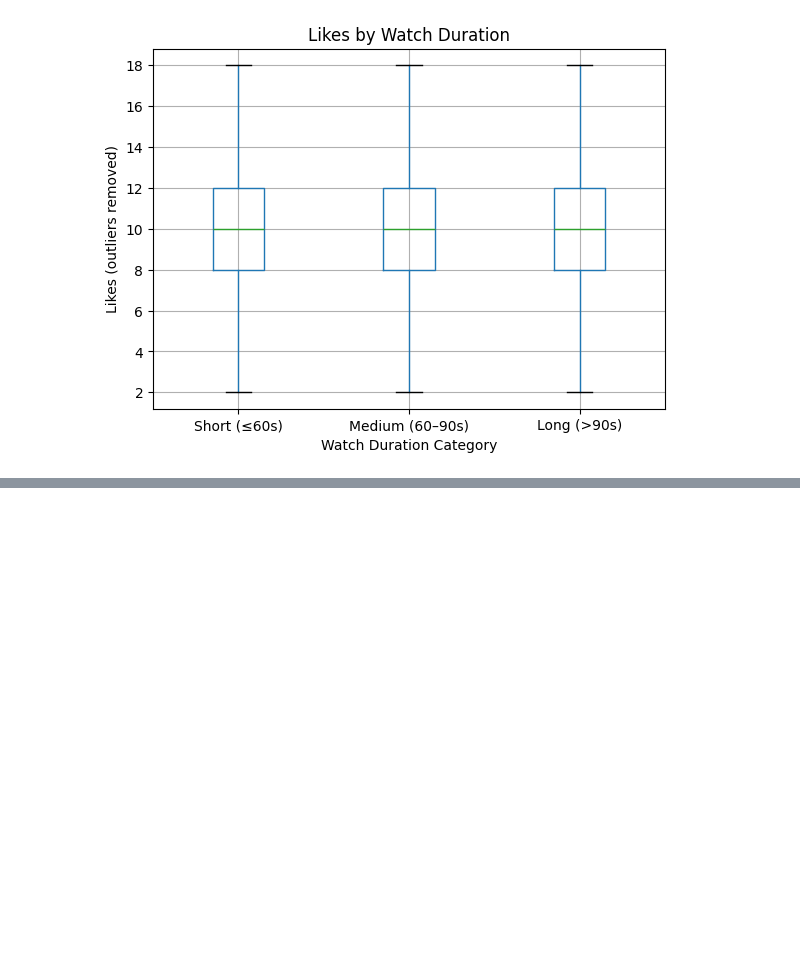
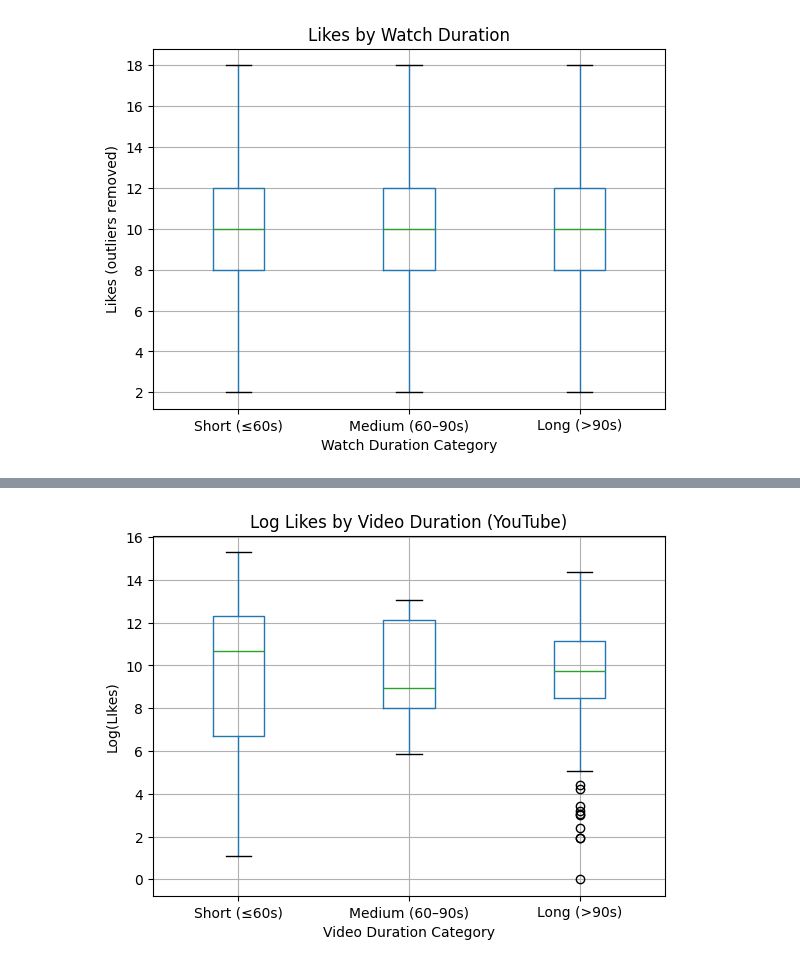
Before and after one commit to keil4ni/151r-proj, a Jupyter notebook: data_cleaning.ipynb, the cells around one changed output, grey strips where cells are left out. Drawn from its saved outputs; the diff is of its cells as text; code cells hidden in the pictures; blank space fills up the shorter version.

```diff
--- a/data_cleaning.ipynb
+++ b/data_cleaning.ipynb
@@ -127,0 +199,11 @@ plt.show()
+# %%
+youtube['log_like'] = np.log1p(youtube['like_count'])
+
+youtube.boxplot(column='log_like', by='duration_bin')
+plt.xlabel('Video Duration Category')
+plt.ylabel('Log(LIkes)')
+plt.title('Log Likes by Video Duration (YouTube)')
+plt.suptitle('')
+plt.show()
+# %% [output]
+[figure, added]
```
Also changed, not shown: parts of 19 cells of this notebook.
